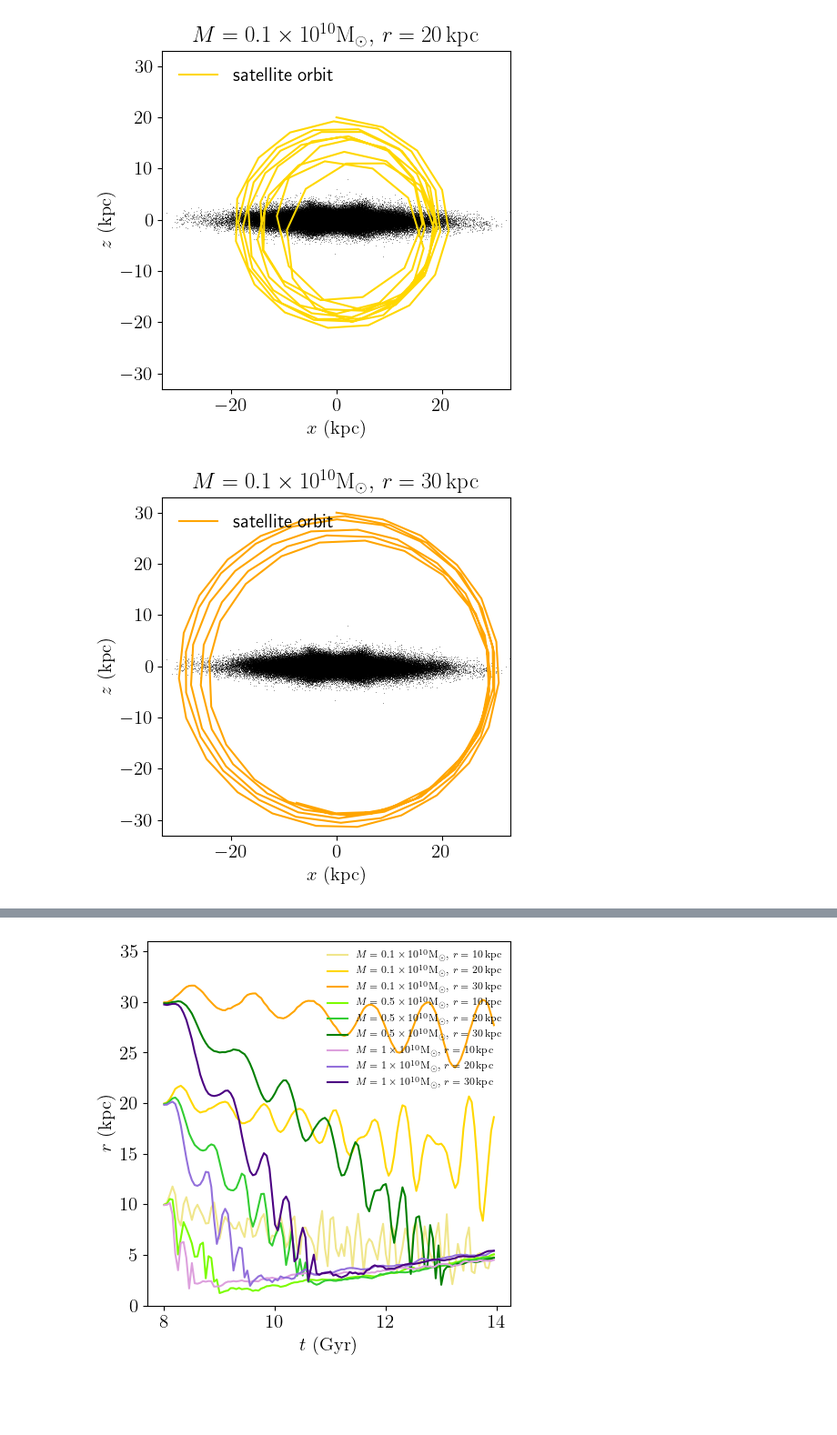
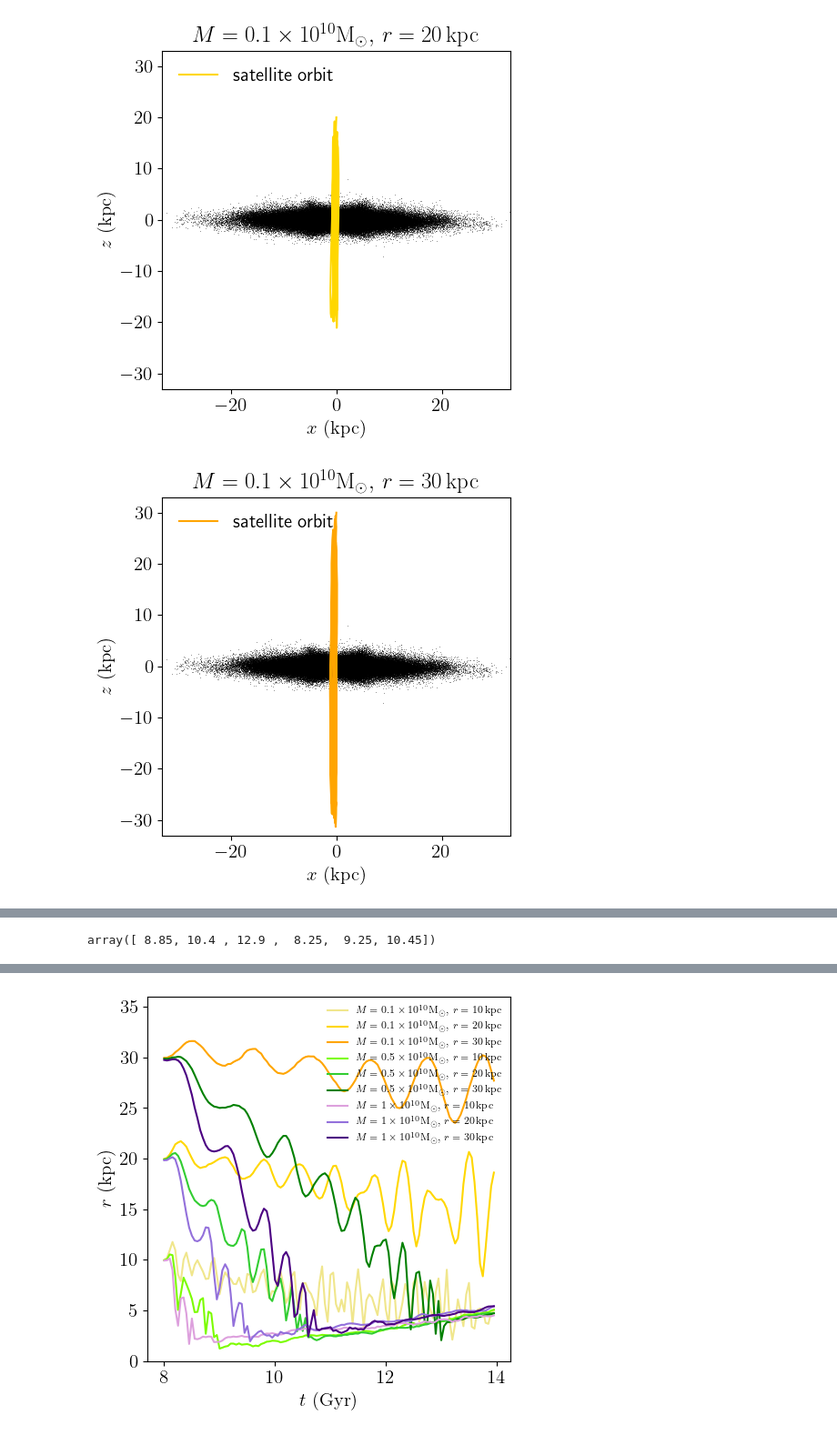
Before and after one commit to AndressaWille/astronomia, a Jupyter notebook: simulacoes mestrado/satelite-b.ipynb, the cells around one changed output, grey strips where cells are left out. Shown at 91% size. Cells and saved outputs as stored; diff of their text form; code cells hidden in the pictures; blank space fills up the shorter version.

```diff
--- a/simulacoes mestrado/satelite-b.ipynb
+++ b/simulacoes mestrado/satelite-b.ipynb
@@ -19,7 +21,7 @@ def find_peak_2(x, y, z, m):
     _, dens, _ = cf.getDensity(pos, m)
 
     # call function to compute densities
-    dens = compute_density(x, y, z, m)
+    dens = dens
     #sort particles by decreasing density
     sort = np.argsort(dens)[::-1]
     x = x[sort]
@@ -148,7 +150,7 @@ for i in range (0, 9):
     if i == 0:
         plt.figure(figsize=[5,5])#, dpi=200)
         plt.plot(x_disk, z_disk, 'k,', alpha=0.4)
-        plt.plot(y_01_10, z_01_10, color='khaki', label='satellite orbit')
+        plt.plot(x_01_10, z_01_10, color='khaki', label='satellite orbit')
         plt.xlabel(r'$x~({\rm kpc})$')
         plt.ylabel(r'$z~({\rm kpc})$')
         plt.legend(loc='upper left', frameon=False)
@@ -156,12 +158,12 @@ for i in range (0, 9):
         plt.xlim(-33, 33)
         plt.title(r'$ M = 0.1 \times 10^{10}\mathrm{{M}_\odot}, \,r = 10 \, \mathrm{kpc}$')
         plt.tight_layout()
-        plt.savefig('orbita-01-10.png')
+        plt.savefig('orbita-01-10-x.png')
 
     if i == 1:
         plt.figure(figsize=[5,5])#, dpi=200)
         plt.plot(x_disk, z_disk, 'k,', alpha=0.4)
-        plt.plot(y_01_20, z_01_20, color='gold', label='satellite orbit')
+        plt.plot(x_01_20, z_01_20, color='gold', label='satellite orbit')
         plt.xlabel(r'$x~({\rm kpc})$')
         plt.ylabel(r'$z~({\rm kpc})$')
         plt.legend(loc='upper left', frameon=False)
@@ -169,12 +171,12 @@ for i in range (0, 9):
         plt.xlim(-33, 33)
         plt.title(r'$ M = 0.1 \times 10^{10}\mathrm{{M}_\odot}, \,r = 20 \, \mathrm{kpc}$')
         plt.tight_layout()
-        plt.savefig('orbita-01-20.png')
+        plt.savefig('orbita-01-20-x.png')
 
     if i == 2:
         plt.figure(figsize=[5,5])#, dpi=200)
         plt.plot(x_disk, z_disk, 'k,', alpha=0.4)
-        plt.plot(y_01_30, z_01_30, color='orange', label='satellite orbit')
+        plt.plot(x_01_30, z_01_30, color='orange', label='satellite orbit')
         plt.xlabel(r'$x~({\rm kpc})$')
         plt.ylabel(r'$z~({\rm kpc})$')
         plt.legend(loc='upper left', frameon=False)
@@ -182,12 +184,12 @@ for i in range (0, 9):
         plt.xlim(-33, 33)
         plt.title(r'$ M = 0.1 \times 10^{10}\mathrm{{M}_\odot}, \,r = 30 \, \mathrm{kpc}$')
         plt.tight_layout()
-        plt.savefig('orbita-01-30.png')
+        plt.savefig('orbita-01-30-x.png')
 
     if i == 3:
         plt.figure(figsize=[5,5])#, dpi=200)
         plt.plot(x_disk, z_disk, 'k,', alpha=0.4)
-        plt.plot(y_05_10, z_05_10, color='lawngreen', label='satellite orbit')
+        plt.plot(x_05_10, z_05_10, color='lawngreen', label='satellite orbit')
         plt.xlabel(r'$x~({\rm kpc})$')
         plt.ylabel(r'$z~({\rm kpc})$')
         plt.legend(loc='upper left', frameon=False)
@@ -195,12 +197,12 @@ for i in range (0, 9):
         plt.xlim(-33, 33)
         plt.title(r'$ M = 0.5 \times 10^{10}\mathrm{{M}_\odot}, \,r = 10 \, \mathrm{kpc}$')
         plt.tight_layout()
-        plt.savefig('orbita-05-10.png')
+        plt.savefig('orbita-05-10-x.png')
 
     if i == 4:
         plt.figure(figsize=[5,5])#, dpi=200)
         plt.plot(x_disk, z_disk, 'k,', alpha=0.4)
-        plt.plot(y_05_20, z_05_20, color='limegreen', label='satellite orbit')
+        plt.plot(x_05_20, z_05_20, color='limegreen', label='satellite orbit')
         plt.xlabel(r'$x~({\rm kpc})$')
         plt.ylabel(r'$z~({\rm kpc})$')
         plt.legend(loc='upper left', frameon=False)
@@ -208,12 +210,12 @@ for i in range (0, 9):
         plt.xlim(-33, 33)
         plt.title(r'$ M = 0.5 \times 10^{10}\mathrm{{M}_\odot}, \,r = 20 \, \mathrm{kpc}$')
         plt.tight_layout()
-        plt.savefig('orbita-05-20.png')
+        plt.savefig('orbita-05-20-x.png')
 
     if i == 5:
         plt.figure(figsize=[5,5])#, dpi=200)
         plt.plot(x_disk, z_disk, 'k,', alpha=0.4)
-        plt.plot(y_05_30, z_05_30, color='green', label='satellite orbit')
+        plt.plot(x_05_30, z_05_30, color='green', label='satellite orbit')
         plt.xlabel(r'$x~({\rm kpc})$')
         plt.ylabel(r'$z~({\rm kpc})$')
         plt.legend(loc='upper left', frameon=False)
@@ -221,12 +223,12 @@ for i in range (0, 9):
         plt.xlim(-33, 33)
         plt.title(r'$ M = 0.5 \times 10^{10}\mathrm{{M}_\odot}, \,r = 30 \, \mathrm{kpc}$')
         plt.tight_layout()
-        plt.savefig('orbita-05-30.png')
+        plt.savefig('orbita-05-30-x.png')
 
     if i == 6:
         plt.figure(figsize=[5,5])#, dpi=200)
         plt.plot(x_disk, z_disk, 'k,', alpha=0.4)
-        plt.plot(y_1_10, z_1_10, color='plum', label='satellite orbit')
+        plt.plot(x_1_10, z_1_10, color='plum', label='satellite orbit')
         plt.xlabel(r'$x~({\rm kpc})$')
         plt.ylabel(r'$z~({\rm kpc})$')
         plt.legend(loc='upper left', frameon=False)
@@ -234,12 +236,12 @@ for i in range (0, 9):
         plt.xlim(-33, 33)
         plt.title(r'$ M = 1 \times 10^{10}\mathrm{{M}_\odot}, \,r = 10 \, \mathrm{kpc}$')
         plt.tight_layout()
-        plt.savefig('orbita-1-10.png')
+        plt.savefig('orbita-1-10-x.png')
 
     if i == 7:
         plt.figure(figsize=[5,5])#, dpi=200)
         plt.plot(x_disk, z_disk, 'k,', alpha=0.4)
-        plt.plot(y_1_20, z_1_20, color='mediumpurple', label='satellite orbit')
+        plt.plot(x_1_20, z_1_20, color='mediumpurple', label='satellite orbit')
         plt.xlabel(r'$x~({\rm kpc})$')
         plt.ylabel(r'$z~({\rm kpc})$')
         plt.legend(loc='upper left', frameon=False)
@@ -247,12 +249,12 @@ for i in range (0, 9):
         plt.xlim(-33, 33)
         plt.title(r'$ M = 1 \times 10^{10}\mathrm{{M}_\odot}, \,r = 20 \, \mathrm{kpc}$')
         plt.tight_layout()
-        plt.savefig('orbita-1-20.png')
+        plt.savefig('orbita-1-20-x.png')
 
     if i == 8:
         plt.figure(figsize=[5,5])#, dpi=200)
         plt.plot(x_disk, z_disk, 'k,', alpha=0.4)
-        plt.plot(y_1_30, z_1_30, color='indigo', label='satellite orbit')
+        plt.plot(x_1_30, z_1_30, color='indigo', label='satellite orbit')
         plt.xlabel(r'$x~({\rm kpc})$')
         plt.ylabel(r'$z~({\rm kpc})$')
         plt.legend(loc='upper left', frameon=False)
@@ -260,5 +262,5 @@ for i in range (0, 9):
         plt.xlim(-33, 33)
         plt.title(r'$ M = 1 \times 10^{10}\mathrm{{M}_\odot}, \,r = 30 \, \mathrm{kpc}$')
         plt.tight_layout()
-        plt.savefig('orbita-1-30.png')
+        plt.savefig('orbita-1-30-x.png')
 # %% [output]
@@ -266,2 +268,2 @@ for i in range (0, 9):
-[figure, old version]
+[figure, new version]
-[figure, old version]
+[figure, new version]
@@ -382,0 +408,4 @@ for p, path in enumerate(paths):
+# %%
+t_queda
+# %% [output]
+array([ 8.85, 10.4 , 12.9 ,  8.25,  9.25, 10.45])
```
Also changed, not shown: parts of 8 cells of this notebook.
